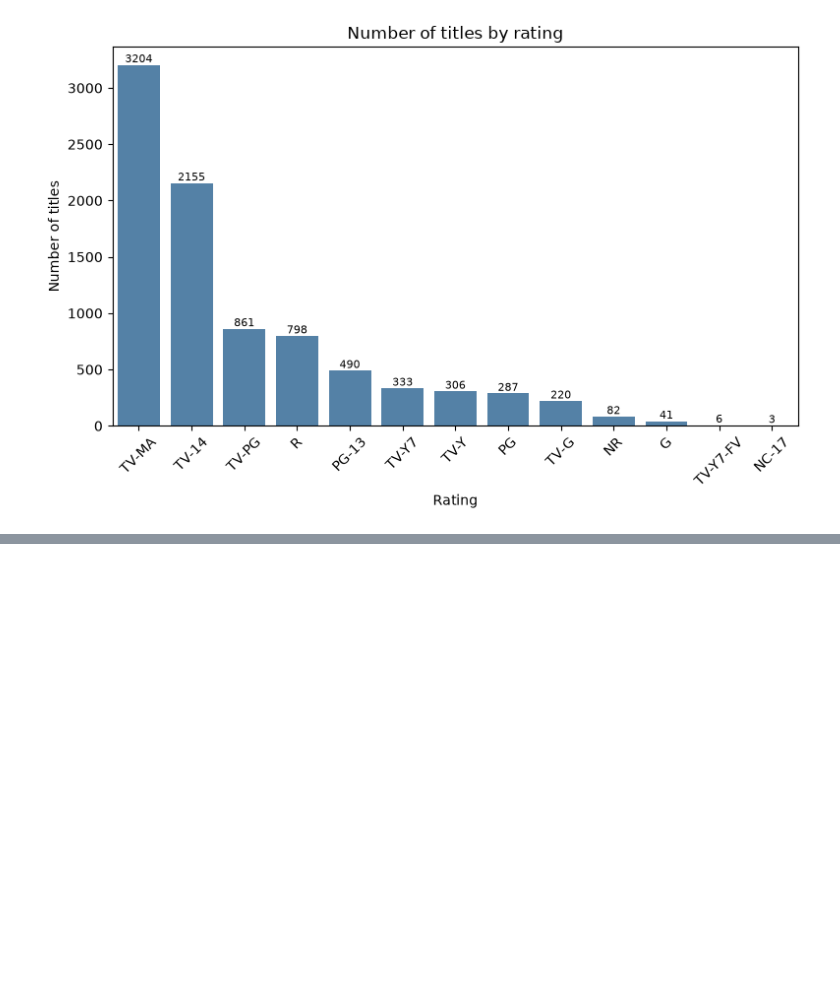
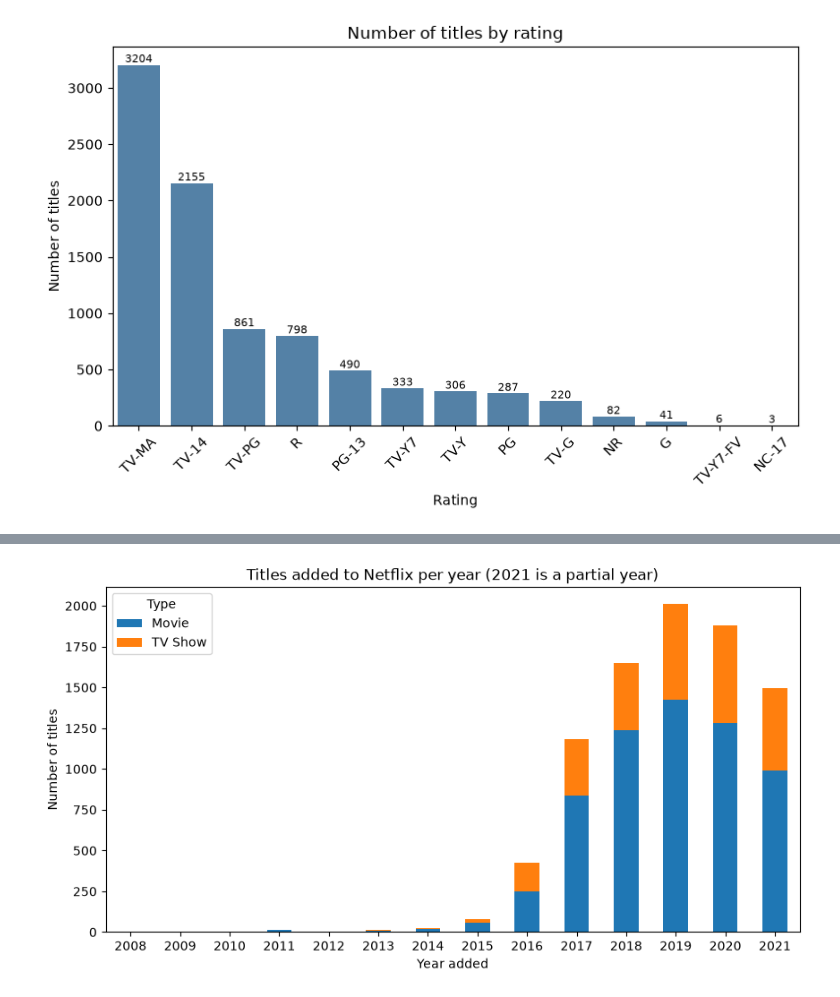
Before and after one commit to IrafashCactus/auspify-netflix-data-science, a Jupyter notebook: notebooks/02_eda.ipynb, the cells around one changed output, grey strips where cells are left out. Cells and saved outputs as stored; diff of their text form; code cells hidden in the pictures; blank space fills up the shorter version.

```diff
--- a/notebooks/02_eda.ipynb
+++ b/notebooks/02_eda.ipynb
@@ -180,3 +180,8 @@ plt.xticks(rotation=45)
 plt.show()
 # %% [output]
 [figure]
+# %%
+added_by_year = df.groupby(["year_added", "type"]).size().unstack(fill_value=0)
+added_by_year["Total"] = added_by_year.sum(axis=1)
+print(added_by_year)
+print(added_by_year["Total"].sum())
@@ -182,0 +206,10 @@ plt.show()
+# %%
+added_by_year[["Movie", "TV Show"]].plot(kind="bar", stacked=True, figsize=(10, 5))
+plt.title("Titles added to Netflix per year (2021 is a partial year)")
+plt.xlabel("Year added")
+plt.ylabel("Number of titles")
+plt.xticks(rotation=0)
+plt.legend(title="Type")
+plt.show()
+# %% [output]
+[figure, added]
```
Also changed, not shown: parts of 2 cells of this notebook, 1 other file.
